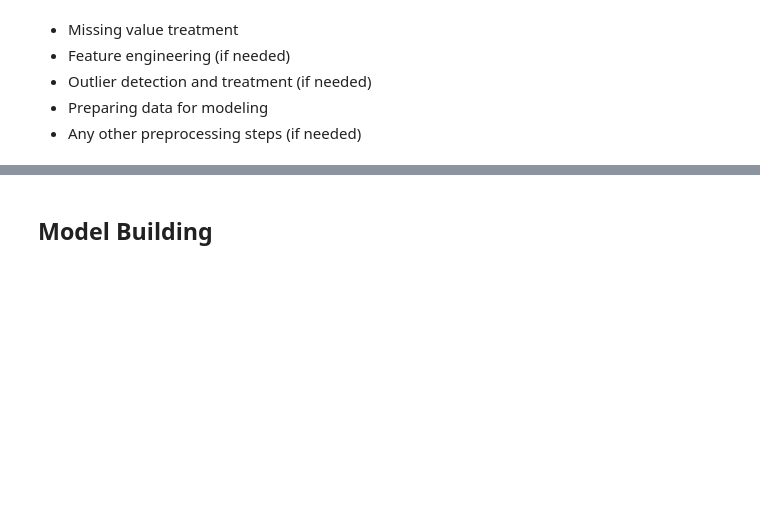
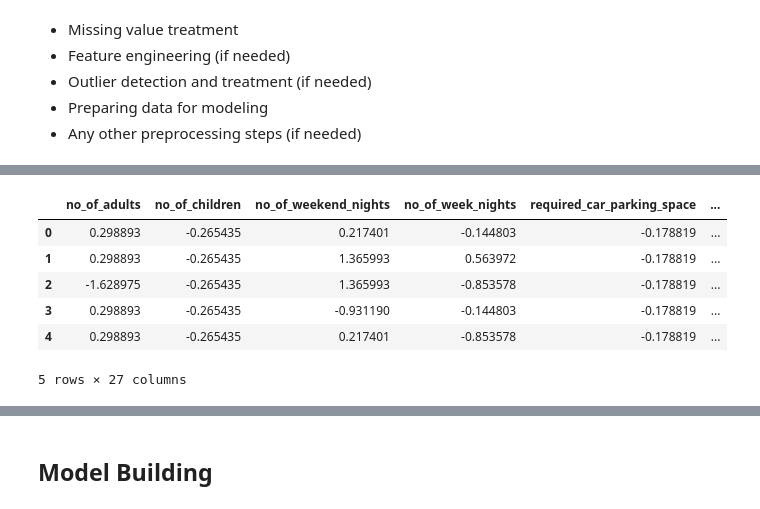
Before and after one commit to akatjizeu/Data-Science, a Jupyter notebook: deakin-bridging/ML2/ML2_INN_Full_code_Learner_notebook.ipynb, the cells around one changed output, grey strips where cells are left out. Saved outputs shown, nothing was run; the diff lists cells and outputs as text; code cells hidden in the pictures; blank space fills up the shorter version.

```diff
--- a/deakin-bridging/ML2/ML2_INN_Full_code_Learner_notebook.ipynb
+++ b/deakin-bridging/ML2/ML2_INN_Full_code_Learner_notebook.ipynb
@@ -1338,0 +1388,32 @@ dtype: float64
+# %%
+#  Defining the independent dependent variables
+X = hotel.drop(['booking_status'], axis=1)
+y = hotel['booking_status']
+# %%
+# Normalizing the numerical variables
+num_columns = X.select_dtypes(include=[np.number]).columns.tolist()
+
+# Initialize the StandardScaler
+scaler = StandardScaler()
+
+# Fit the scaler to the selected columns in the x_train data
+scaler.fit(X[num_columns])
+
+# Transform selected columns in X using the fitted scaler
+X[num_columns] = scaler.transform(X[num_columns])
+# %%
+#  Complete the code to one-hot encoding for categorical variables
+X = pd.get_dummies(X, columns=X.select_dtypes(include=['object', 'category']).columns.tolist(), drop_first=True) #Mention the datatypes in blank
+
+# specifying the datatype of the independent variables data frame
+X = X.astype(float)
+
+X.head()
+# %% [output]
+|  | no_of_adults | no_of_children | no_of_weekend_nights | no_of_week_nights | required_car_parking_space | ... |
+| 0 | 0.298893 | -0.265435 | 0.217401 | -0.144803 | -0.178819 | ... |
+| 1 | 0.298893 | -0.265435 | 1.365993 | 0.563972 | -0.178819 | ... |
+| 2 | -1.628975 | -0.265435 | 1.365993 | -0.853578 | -0.178819 | ... |
+| 3 | 0.298893 | -0.265435 | -0.931190 | -0.144803 | -0.178819 | ... |
+| 4 | 0.298893 | -0.265435 | 0.217401 | -0.853578 | -0.178819 | ... |
+5 rows × 27 columns
```
Also changed, not shown: parts of 8 cells of this notebook.
